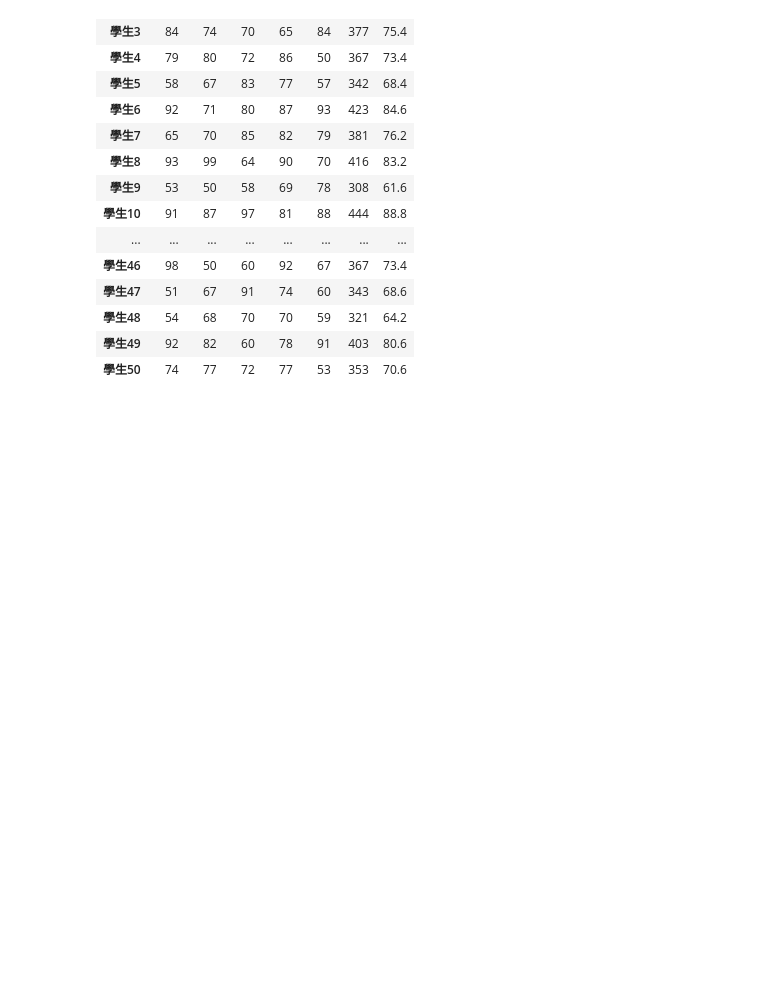
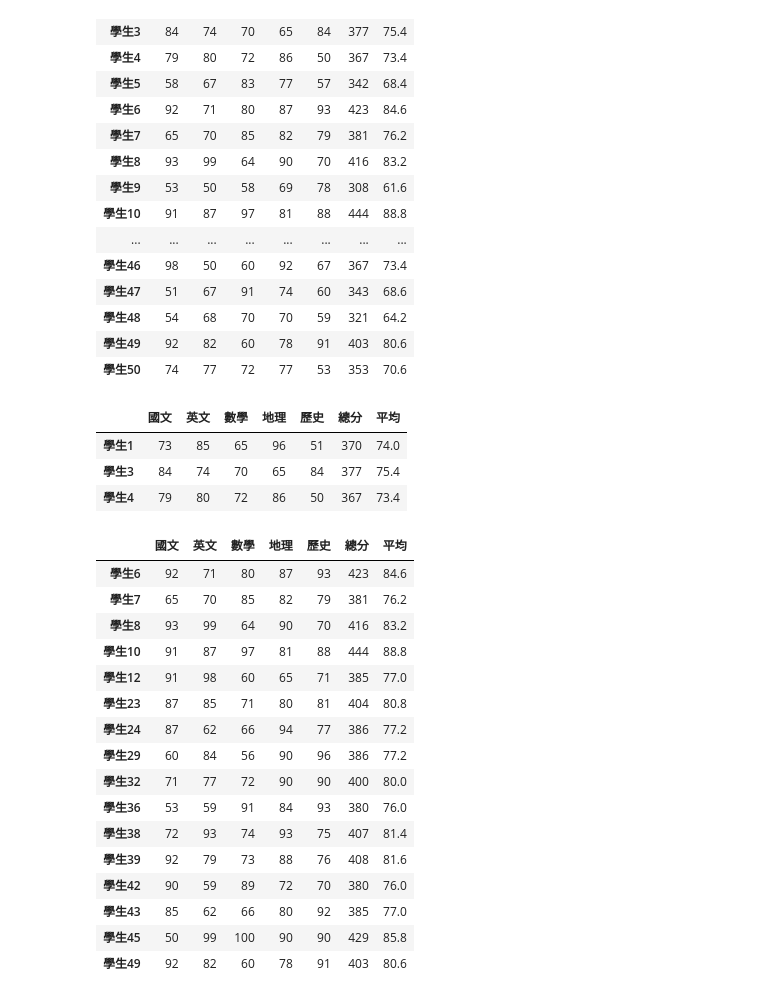
Before and after one commit to GaudiKao/gaudi0630, a Jupyter notebook: lesson15/lesson15_4.ipynb, the cells around one changed output. Cells and saved outputs as stored; diff of their text form; code cells hidden in the pictures; blank space fills up the shorter version.

```diff
--- a/lesson15/lesson15_4.ipynb
+++ b/lesson15/lesson15_4.ipynb
@@ -142,3 +142,31 @@ df
 | 學生48 | 54 | 68 | 70 | 70 | 59 | 321 | 64.2 |
 | 學生49 | 92 | 82 | 60 | 78 | 91 | 403 | 80.6 |
 | 學生50 | 74 | 77 | 72 | 77 | 53 | 353 | 70.6 |
+# %%
+five_df = df.iloc[:5]
+five_df[five_df["總分"] >= 350]
+# %% [output]
+|  | 國文 | 英文 | 數學 | 地理 | 歷史 | 總分 | 平均 |
+| 學生1 | 73 | 85 | 65 | 96 | 51 | 370 | 74.0 |
+| 學生3 | 84 | 74 | 70 | 65 | 84 | 377 | 75.4 |
+| 學生4 | 79 | 80 | 72 | 86 | 50 | 367 | 73.4 |
+# %%
+df[df["總分"] >= 380]
+# %% [output]
+|  | 國文 | 英文 | 數學 | 地理 | 歷史 | 總分 | 平均 |
+| 學生6 | 92 | 71 | 80 | 87 | 93 | 423 | 84.6 |
+| 學生7 | 65 | 70 | 85 | 82 | 79 | 381 | 76.2 |
+| 學生8 | 93 | 99 | 64 | 90 | 70 | 416 | 83.2 |
+| 學生10 | 91 | 87 | 97 | 81 | 88 | 444 | 88.8 |
+| 學生12 | 91 | 98 | 60 | 65 | 71 | 385 | 77.0 |
+| 學生23 | 87 | 85 | 71 | 80 | 81 | 404 | 80.8 |
+| 學生24 | 87 | 62 | 66 | 94 | 77 | 386 | 77.2 |
+| 學生29 | 60 | 84 | 56 | 90 | 96 | 386 | 77.2 |
+| 學生32 | 71 | 77 | 72 | 90 | 90 | 400 | 80.0 |
+| 學生36 | 53 | 59 | 91 | 84 | 93 | 380 | 76.0 |
+| 學生38 | 72 | 93 | 74 | 93 | 75 | 407 | 81.4 |
+| 學生39 | 92 | 79 | 73 | 88 | 76 | 408 | 81.6 |
+| 學生42 | 90 | 59 | 89 | 72 | 70 | 380 | 76.0 |
+| 學生43 | 85 | 62 | 66 | 80 | 92 | 385 | 77.0 |
+| 學生45 | 50 | 99 | 100 | 90 | 90 | 429 | 85.8 |
+| 學生49 | 92 | 82 | 60 | 78 | 91 | 403 | 80.6 |
```
